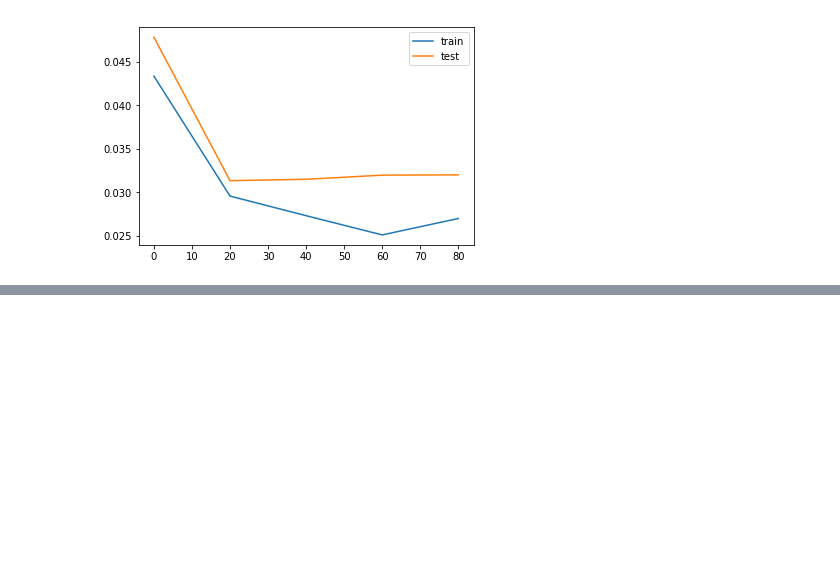
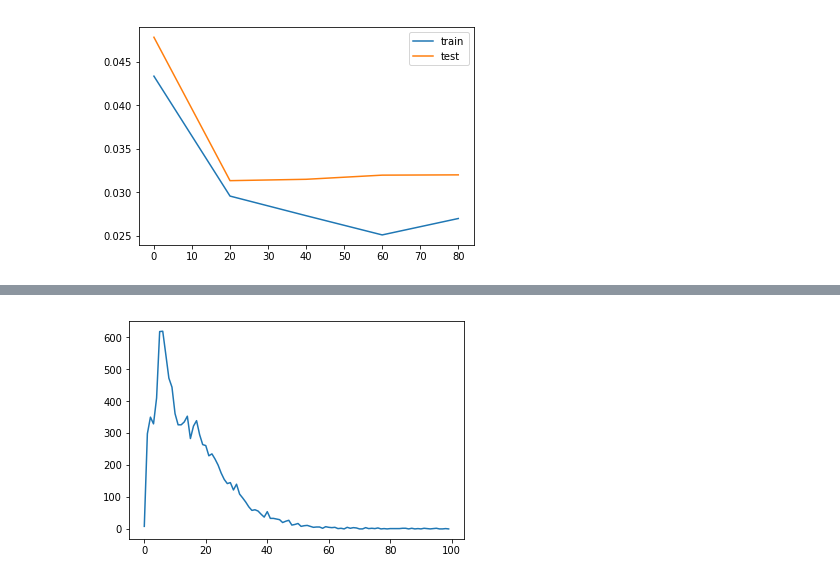
Before and after one commit to kurarrr/emotional-chatapp-core, a Jupyter notebook: vad-analysis/bag_of_words_nn.ipynb, the cells around one changed output, grey strips where cells are left out. Saved outputs shown, nothing was run; the diff lists cells and outputs as text; code cells hidden in the pictures; blank space fills up the shorter version.

```diff
--- a/vad-analysis/bag_of_words_nn.ipynb
+++ b/vad-analysis/bag_of_words_nn.ipynb
@@ -518,0 +625,27 @@ NameError: name 'store_models' is not defined
+# %%
+ma = 100
+cnt = [0  for _ in range(ma)]
+over = []
+p = re.compile(r'[A-Za-z][A-Za-z\'0-9]*')
+df = pd.read_table('./Emobank-master/corpus/raw.tsv')
+tokens = []
+for index, row in df.iterrows():
+    w_list = p.findall(row['sentence'])
+    l = len(w_list)
+    if l<ma:
+        cnt[l]+=1
+    else:
+        over.append(l)
+
+plt.plot(range(ma),cnt)
+plt.show()
+#     w_list = nltk.word_tokenize(row['sentence'])
+#     print(len(w_list))
+#     for w in w_list:
+#         if wordnet.morphy(w) is not None:
+#             word = wordnet.morphy(w)
+#         else:
+#             word = w
+#         tokens.append(word)
+# %% [output]
+[figure, added]
```
Also changed, not shown: parts of 9 cells of this notebook, 3 other files.
